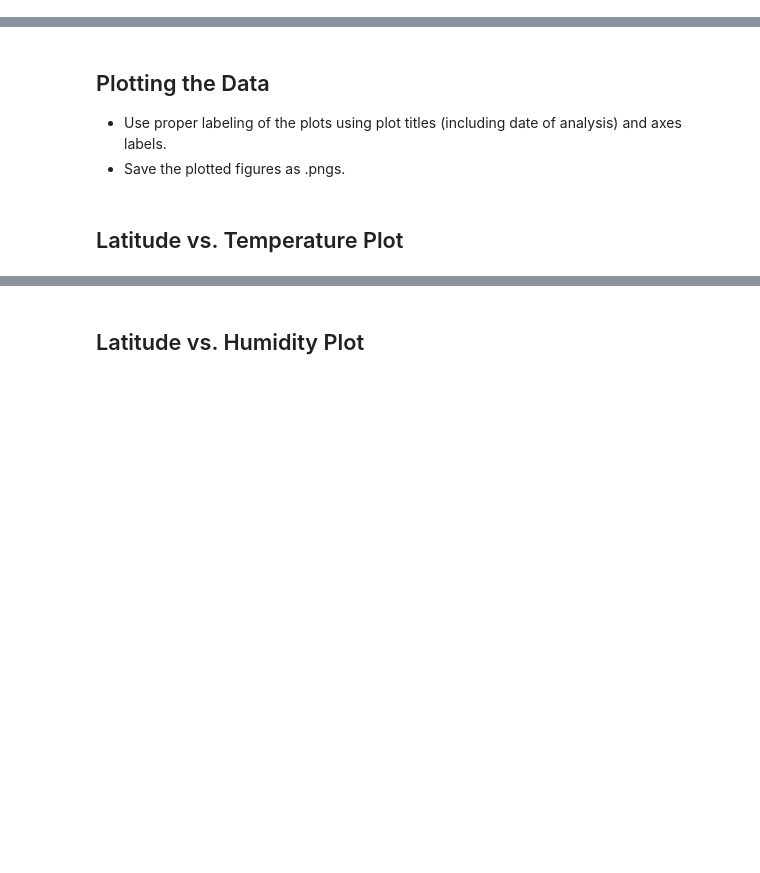
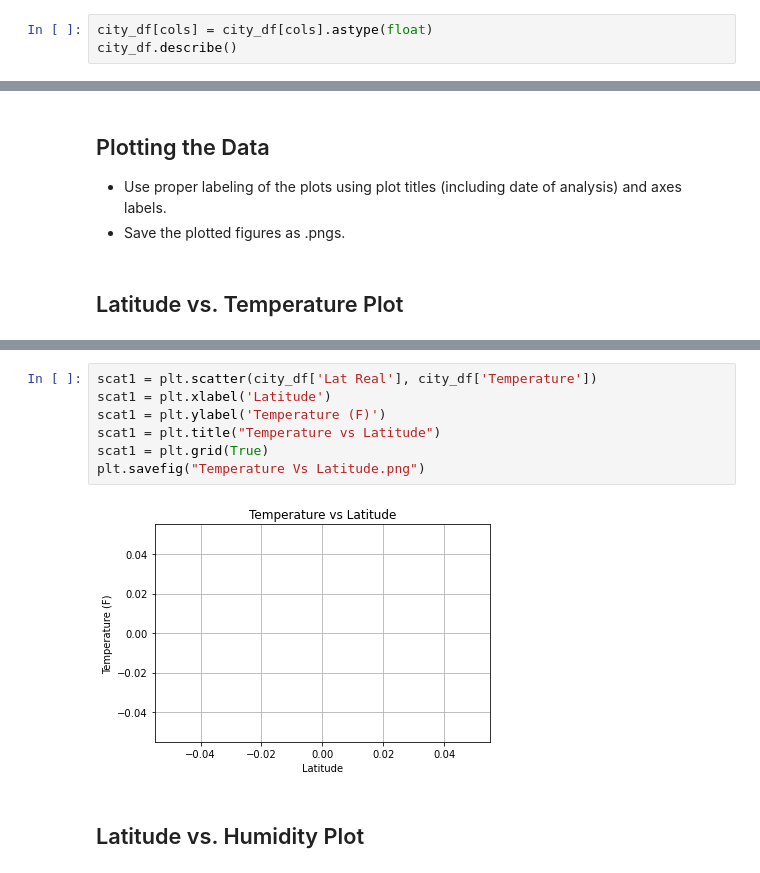
Before and after one commit to BananasFoster623/python-api-challenge, a Jupyter notebook: WeatherPy/WeatherPy.ipynb, the cells around one changed output, grey strips where cells are left out. Cells and saved outputs as stored; diff of their text form; blank space fills up the shorter version.

```diff
--- a/WeatherPy/WeatherPy.ipynb
+++ b/WeatherPy/WeatherPy.ipynb
@@ -184,0 +168,3 @@ See the caveats in the documentation: https://pandas.pydata.org/pandas-docs/stab
+# %%
+city_df[cols] = city_df[cols].astype(float)
+city_df.describe()
@@ -223,2 +199,11 @@ Int64Index([], dtype='int64')
+# %%
+scat1 = plt.scatter(city_df['Lat Real'], city_df['Temperature'])
+scat1 = plt.xlabel('Latitude')
+scat1 = plt.ylabel('Temperature (F)')
+scat1 = plt.title("Temperature vs Latitude")
+scat1 = plt.grid(True)
+plt.savefig("Temperature Vs Latitude.png")
+# %% [output]
+[figure, added]
 # %% [markdown]
 ## Latitude vs. Humidity Plot
```
Also changed, not shown: parts of 39 cells of this notebook, 8 other files.
